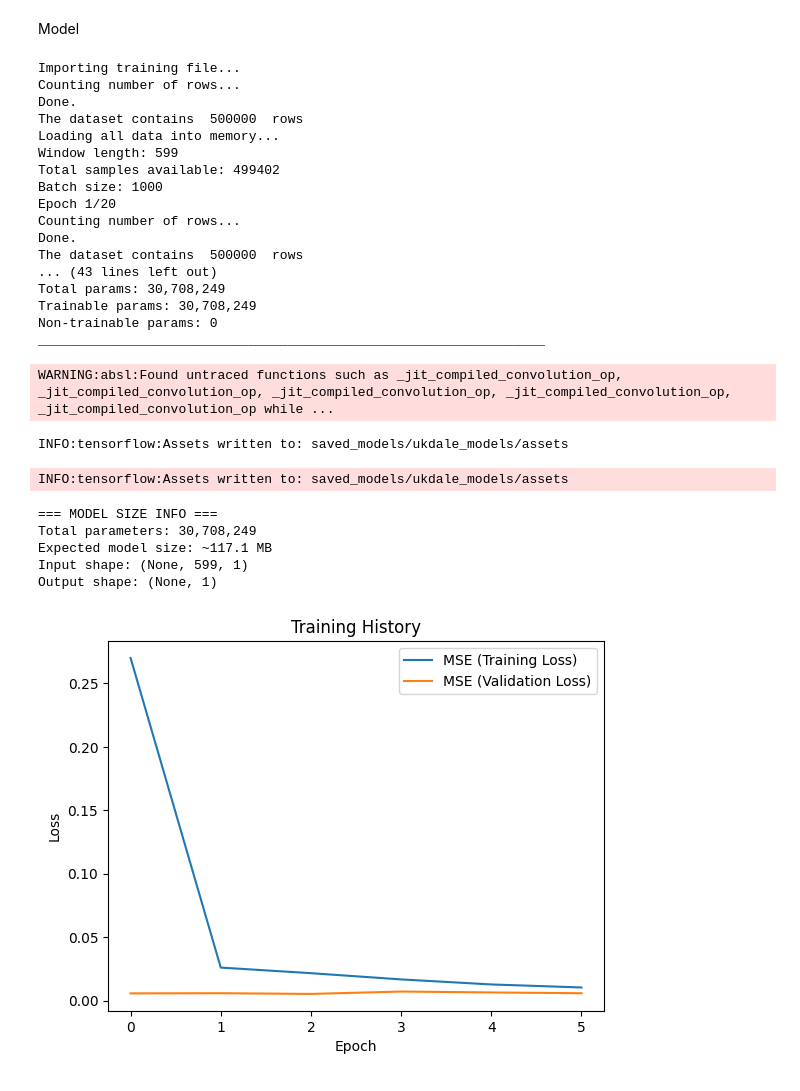
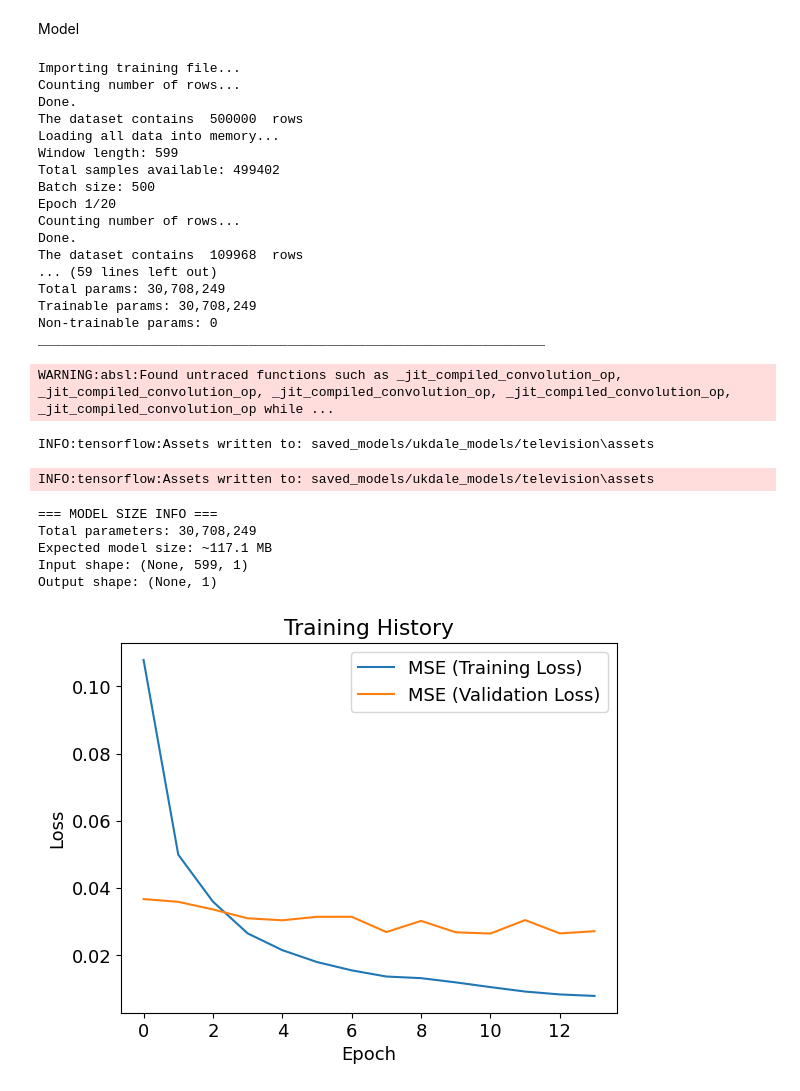
Before and after one commit to I-S-U-Load-Monitoring-Application/Deep-learning-model-for-disaggregation, a Jupyter notebook: UKDALE seq2point.ipynb, the cells around one changed output. Drawn from its saved outputs; the diff is of its cells as text; code cells hidden in the pictures.

```diff
--- a/UKDALE seq2point.ipynb
+++ b/UKDALE seq2point.ipynb
@@ -87,9 +88,7 @@ def load_dataframe(directory, building, channel, col_names=['time', 'data'], nro
 
 
 
-training_directory="refit/microwave/microwave_training_.csv"
-validation_directory="refit/microwave/microwave_validation_H17.csv"
-save_model_dir="saved_models/ukdale_models/"
+
 
 
 
@@ -100,7 +99,7 @@ class get_arguments:
         self.aggregate_mean = 522
         self.aggregate_std = 814
         self.save_path = SAVE_PATH
-        self.batch_size = 1000
+        self.batch_size = 500
         self.crop = 500000
         self.prunning_algorithm = "threshold"
         self.network_type = "seq2point"
@@ -445,7 +565,7 @@ class TrainSlidingWindowGenerator():
                 chunk_size,
                 shuffle,
                 offset,
-                batch_size=1000,
+                batch_size=500,
                 crop=500000,  # Increased from 10K to 500K
                 skip_rows=0,  # Don't skip rows by default
                 ram_threshold=5 * 10 ** 5):
@@ -692,6 +812,24 @@ class TestSlidingWindowGenerator(object):
 
         return final_input_data, final_target_data
 
+    def get_test_input_data(self):
+        """Returns the full sliding window input data, without targets (for inference)."""
+        self.__inputs = self.__inputs.flatten()
+        max_number_of_windows = self.__inputs.size - 2 * self.__offset
+
+        if self.__number_of_windows < 0:
+            self.__number_of_windows = max_number_of_windows
+
+        indices = np.arange(max_number_of_windows, dtype=int)
+        splice = indices[:self.__number_of_windows]
+
+        input_data = np.array([
+            self.__inputs[index : index + 2 * self.__offset + 1]
+            for index in splice
+        ])
+
+        return input_data
+
     def generate_batches(self):
         """Generator function that yields batches for streaming data processing."""
         self.__inputs = self.__inputs.flatten()
@@ -1220,6 +1503,14 @@ class Tester():
         plt.show()
 # %%
 # Create Trainer instance
+
+#test_directory = "refit/microwave/microwave_test_on_train_H10.csv"
+#log_file_dir = "refit/microwave/microwave_test_on_train_H10.log"
+training_directory="ukdale_seq2point/television/television_training_.csv"
+validation_directory="Ukdale_seq2point/television/television_validation_.csv"
+save_model_dir="saved_models/ukdale_models/television"
+
+
 trainer = Trainer(
     appliance= args.appliance_name,
     batch_size=args.batch_size,
@@ -1230,41 +1521,41 @@ trainer = Trainer(
     save_model_dir=save_model_dir,
     epochs=args.epochs,
     input_window_length=args.input_window_length,
-    validation_frequency=args.validation_frequency
+    validation_frequency=args.validation_frequency,
     patience=3,
     min_delta= 1e-6,
     #verbose=1
 )
 
 # Train the model
 trainer.train_model()
 # %% [output]
 Importing training file...
 Counting number of rows...
 Done.
 The dataset contains  500000  rows
 Loading all data into memory...
 Window length: 599
 Total samples available: 499402
-Batch size: 1000
+Batch size: 500
 Epoch 1/20
 Counting number of rows...
 Done.
-The dataset contains  500000  rows
-... (43 lines left out)
+The dataset contains  109968  rows
+... (59 lines left out)
 Total params: 30,708,249
 Trainable params: 30,708,249
 Non-trainable params: 0
 _________________________________________________________________
 WARNING:absl:Found untraced functions such as _jit_compiled_convolution_op, _jit_compiled_convolution_op, _jit_compiled_convolution_op, _jit_compiled_convolution_op, _jit_compiled_convolution_op while ...
-INFO:tensorflow:Assets written to: saved_models/ukdale_models/assets
+INFO:tensorflow:Assets written to: saved_models/ukdale_models/television\assets
-INFO:tensorflow:Assets written to: saved_models/ukdale_models/assets
+INFO:tensorflow:Assets written to: saved_models/ukdale_models/television\assets
 === MODEL SIZE INFO ===
 Total parameters: 30,708,249
 Expected model size: ~117.1 MB
 Input shape: (None, 599, 1)
 Output shape: (None, 1)
-[figure, old version]
+[figure, new version]
 # %%
 test_directory = "refit/microwave/microwave_test_on_train_H10.csv"
 log_file_dir = "refit/microwave/microwave_test_on_train_H10.log"
```
Also changed, not shown: parts of 8 cells of this notebook.
